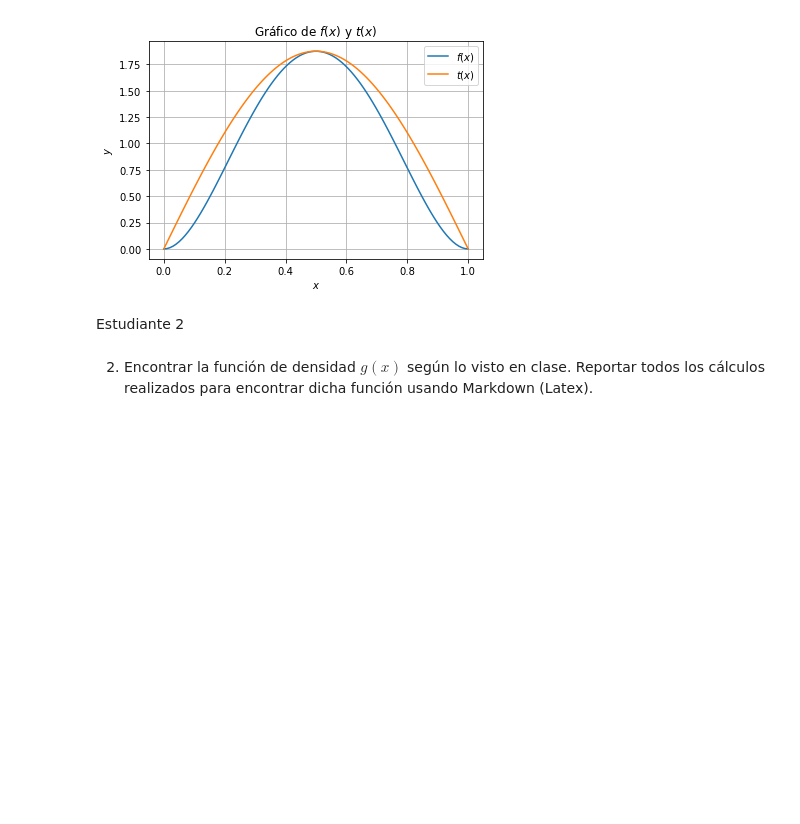
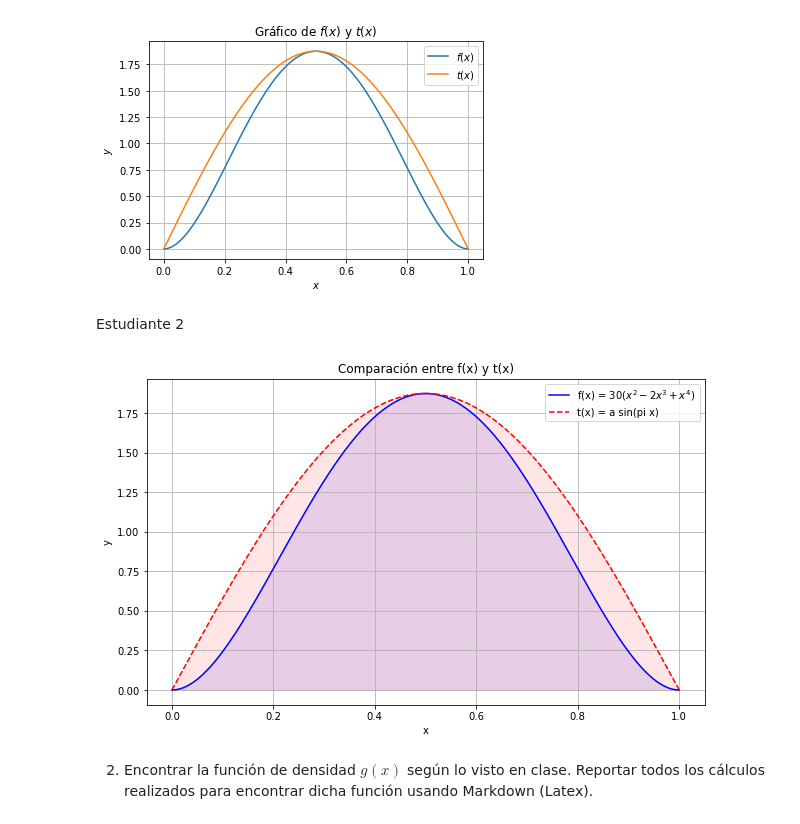
Before and after one commit to hectorfalomir/ProyectoConjunto_HJFalomir_AMartinez, a Jupyter notebook: Tarea5.ipynb, the cells around one changed output. Cells and saved outputs as stored; diff of their text form; code cells hidden in the pictures; blank space fills up the shorter version.

```diff
--- a/Tarea5.ipynb
+++ b/Tarea5.ipynb
@@ -64,6 +64,37 @@ plt.show()
 [figure]
 # %% [markdown]
 Estudiante 2
+# %%
+import numpy as np
+import matplotlib.pyplot as plt
+
+# Definir la función f(x)
+def f(x):
+    return 30 * (x**2 - 2*x**3 + x**4)
+
+# Encontrar el máximo de f(x) en el intervalo [0, 1]
+x = np.linspace(0, 1, 1000)
+y = f(x)
+a = max(y)
+
+# Definir la función t(x) con el valor de a encontrado
+def t(x):
+    return a * np.sin(np.pi * x)
+
+# Graficar ambas funciones para comparar
+plt.figure(figsize=(10, 6))
+plt.plot(x, y, label=f'f(x) = 30($x^2 - 2x^3 + x^4$)', color='blue')
+plt.plot(x, t(x), label='t(x) = a sin(pi x)', linestyle='--', color='red')
+plt.fill_between(x, y, color='blue', alpha=0.1)
+plt.fill_between(x, t(x), color='red', alpha=0.1)
+plt.title('Comparación entre f(x) y t(x)')
+plt.legend()
+plt.xlabel('x')
+plt.ylabel('y')
+plt.grid(True)
+plt.show()
+# %% [output]
+[figure, added]
 # %% [markdown]
 2. Encontrar la función de densidad $g(x)$ según lo visto en clase. Reportar todos los cálculos realizados para encontrar dicha función usando Markdown (Latex).
 # %% [markdown]
```
Also changed, not shown: parts of 10 cells of this notebook.
